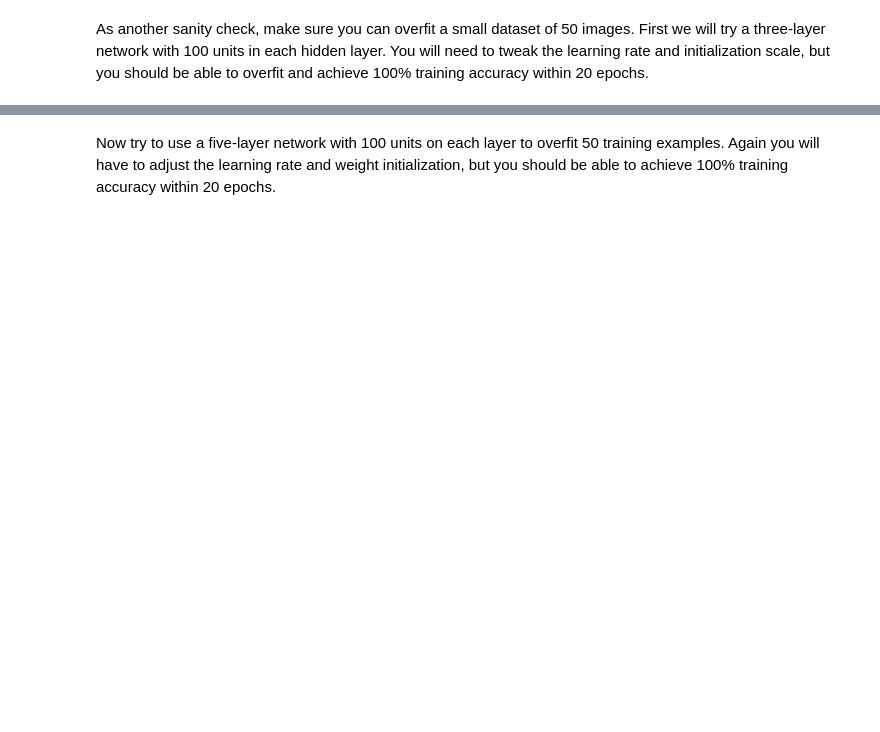
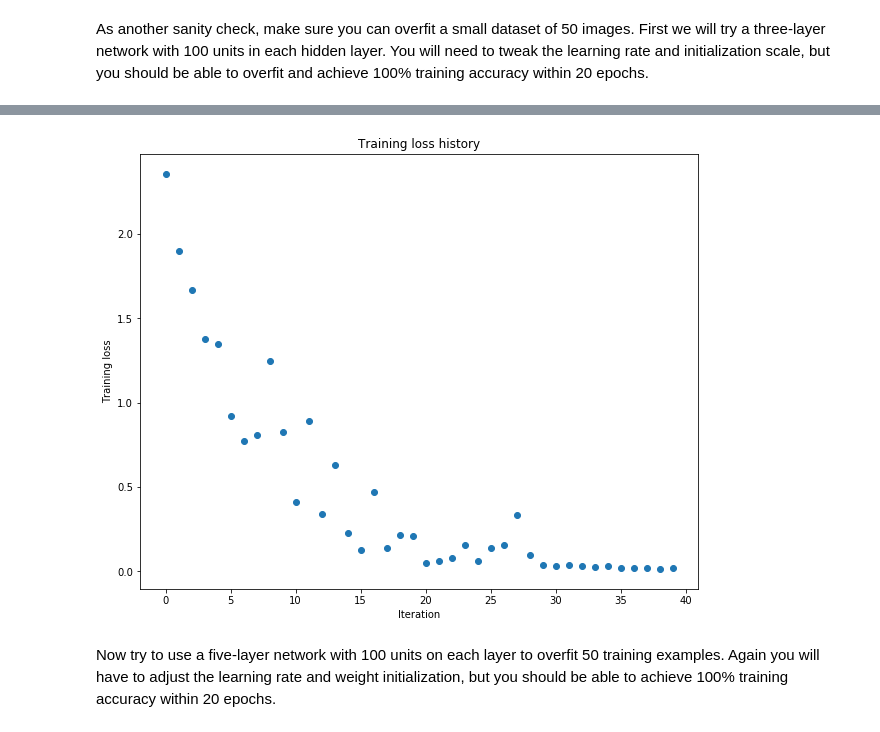
Before and after one commit to strategist922/cs231n, a Jupyter notebook: assignment2/FullyConnectedNets.ipynb, the cells around one changed output, grey strips where cells are left out. Drawn from its saved outputs; the diff is of its cells as text; code cells hidden in the pictures; blank space fills up the shorter version.

```diff
--- a/assignment2/FullyConnectedNets.ipynb
+++ b/assignment2/FullyConnectedNets.ipynb
@@ -384,8 +427,8 @@ small_data = {
 }
 
 weight_scale = 1e-2
-learning_rate = 1e-4
-model = FullyConnectedNet([100, 100],
+learning_rate = 8e-3
+model = FullyConnectedNet([256, 256],
               weight_scale=weight_scale, dtype=np.float64)
 solver = Solver(model, small_data,
                 print_every=10, num_epochs=20, batch_size=25,
@@ -401,3 +444,4 @@ plt.title('Training loss history')
 plt.xlabel('Iteration')
 plt.ylabel('Training loss')
 plt.show()
+# %% [output]
@@ -404,3 +465,4 @@ plt.show()
+[figure, added]
 # %% [markdown]
 Now try to use a five-layer network with 100 units on each layer to overfit 50 training examples. Again you will have to adjust the learning rate and weight initialization, but you should be able to achieve 100% training accuracy within 20 epochs.
 # %%
```
Also changed, not shown: parts of 9 cells of this notebook, 4 other files.
